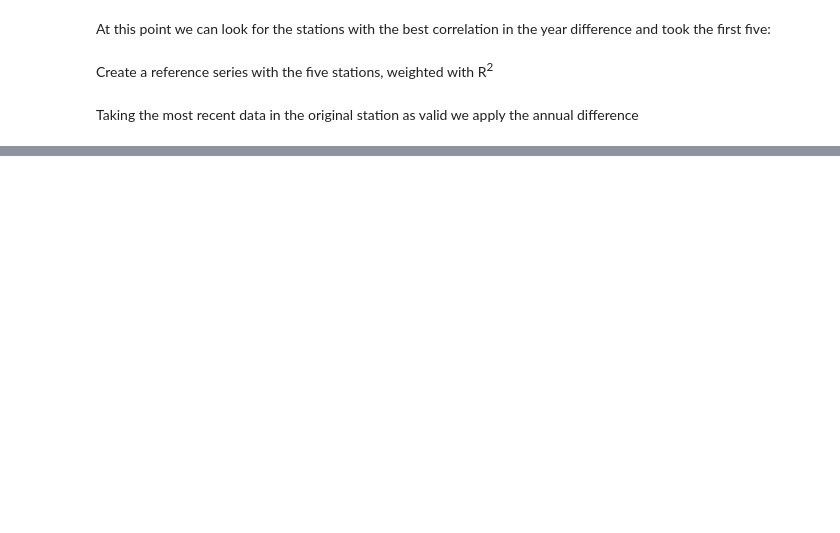
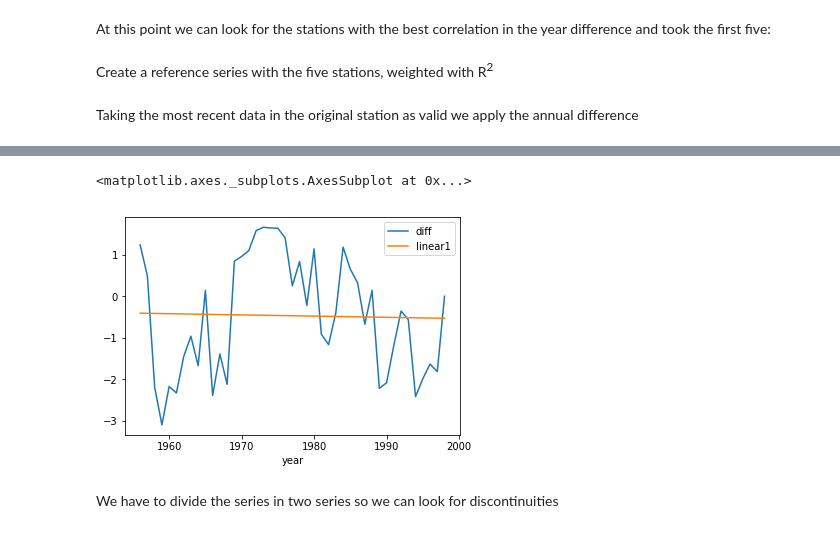
Before and after one commit to sgzFalcon/projects, a Jupyter notebook: climateAnalysis/main.ipynb, the cells around one changed output, grey strips where cells are left out. Cells and saved outputs as stored; diff of their text form; code cells hidden in the pictures; blank space fills up the shorter version.

```diff
--- a/climateAnalysis/main.ipynb
+++ b/climateAnalysis/main.ipynb
@@ -112,0 +107,13 @@ NameError: name 'OriRef' is not defined
+# %%
+coef1, RSS1, _, _, _ = np.polyfit(OriRefDF.index,OriRefDF['diff'],1,full=True)
+linear_reg1 = np.poly1d(coef1)
+RSS1 = RSS1[0] #Maybe it would be better to plot the data without adding it to the DF
+OriRefDF['linear1'] = np.NAN
+for index in OriRefDF.index:
+    OriRefDF['linear1'].loc[index] = linear_reg1(index)
+OriRefDF[['diff','linear1']].plot.line()
+# %% [output]
+<matplotlib.axes._subplots.AxesSubplot at 0x...>
+[figure, added]
+# %% [markdown]
+We have to divide the series in two series so we can look for discontinuities
```
Also changed, not shown: parts of 15 cells of this notebook.
